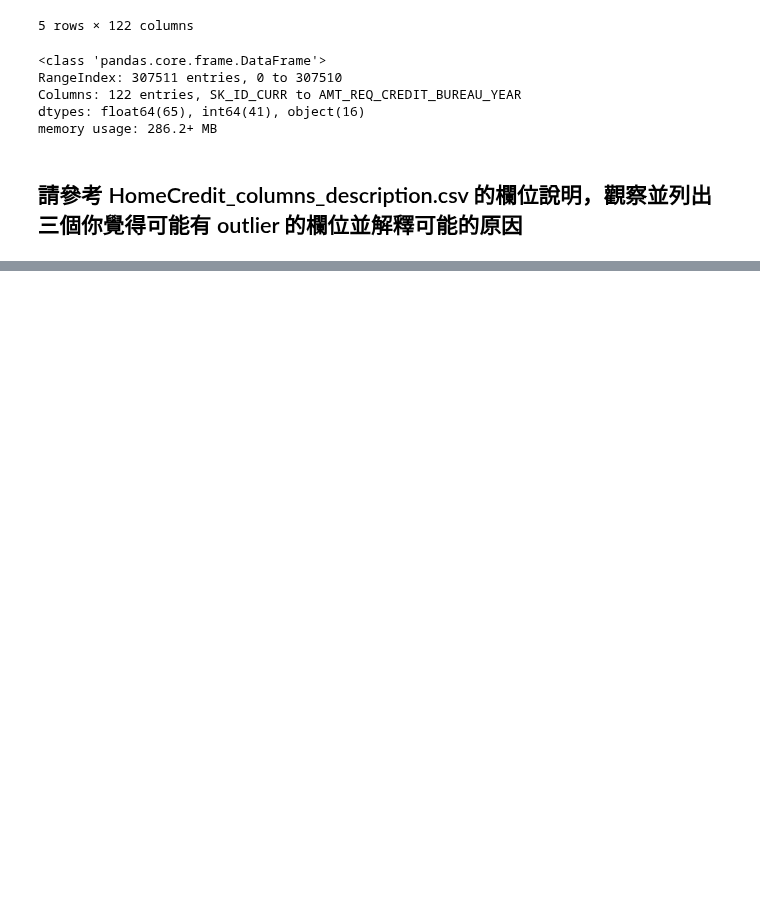
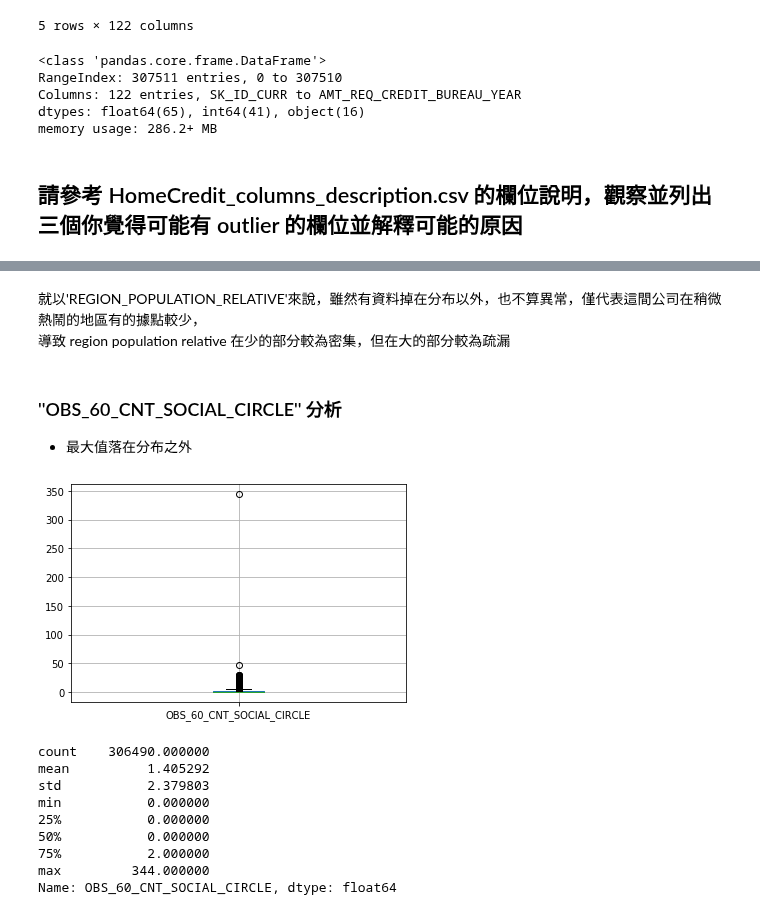
Before and after one commit to ching0819/2nd-ML100Days, a Jupyter notebook: homework/Day_006_HW.ipynb, the cells around one changed output, grey strips where cells are left out. Drawn from its saved outputs; the diff is of its cells as text; code cells hidden in the pictures; blank space fills up the shorter version.

```diff
--- a/homework/Day_006_HW.ipynb
+++ b/homework/Day_006_HW.ipynb
@@ -151,0 +192,22 @@ plt.hist(a)
+# %% [markdown]
+就以'REGION_POPULATION_RELATIVE'來說，雖然有資料掉在分布以外，也不算異常，僅代表這間公司在稍微熱鬧的地區有的據點較少，
+導致 region population relative 在少的部分較為密集，但在大的部分較為疏漏
+# %% [markdown]
+### ''OBS_60_CNT_SOCIAL_CIRCLE'' 分析
+* 最大值落在分布之外
+# %%
+for col in ['OBS_60_CNT_SOCIAL_CIRCLE']:
+    app_train.boxplot(col)
+    plt.show()
+print(app_train['OBS_60_CNT_SOCIAL_CIRCLE'].describe())
+# %% [output]
+[figure, added]
+count    306490.000000
+mean          1.405292
+std           2.379803
+min           0.000000
+25%           0.000000
+50%           0.000000
+75%           2.000000
+max         344.000000
+Name: OBS_60_CNT_SOCIAL_CIRCLE, dtype: float64
```
Also changed, not shown: parts of 30 cells of this notebook.
